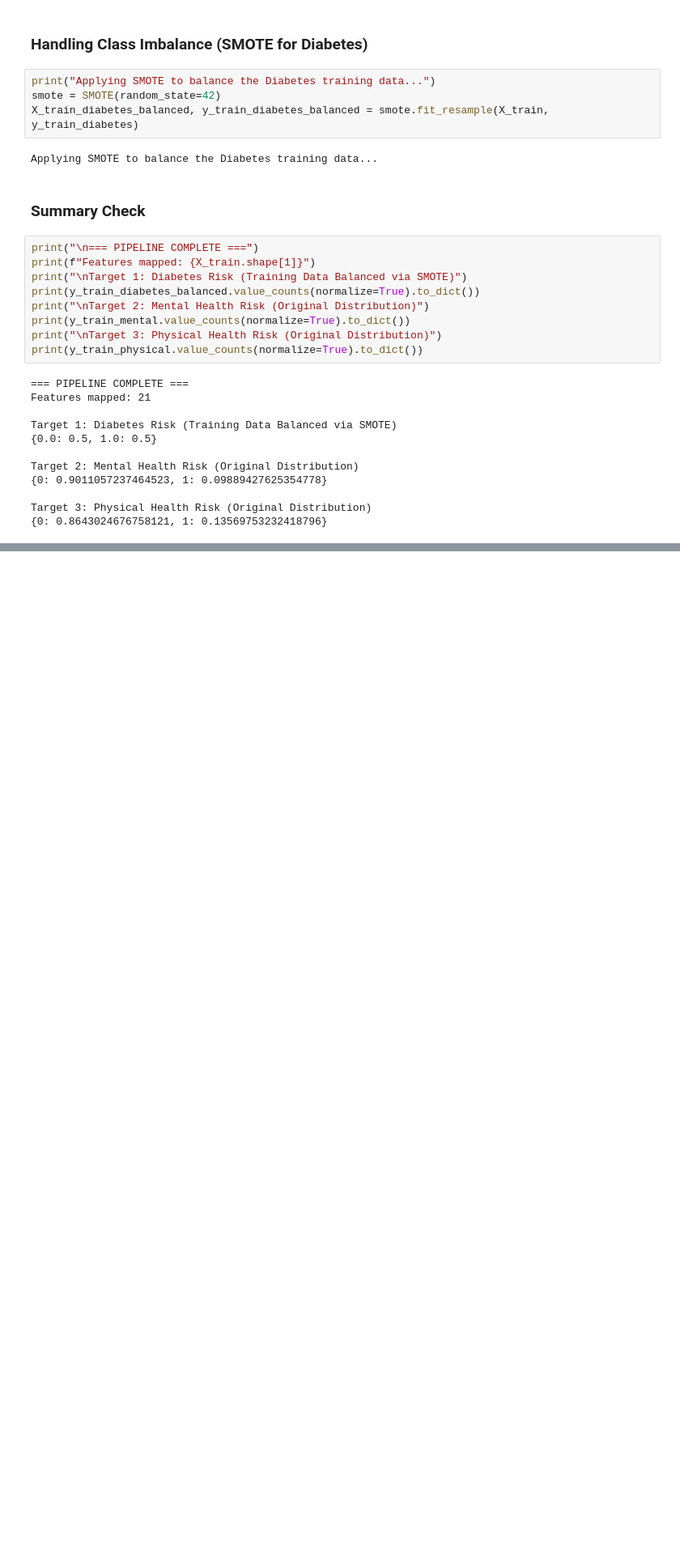
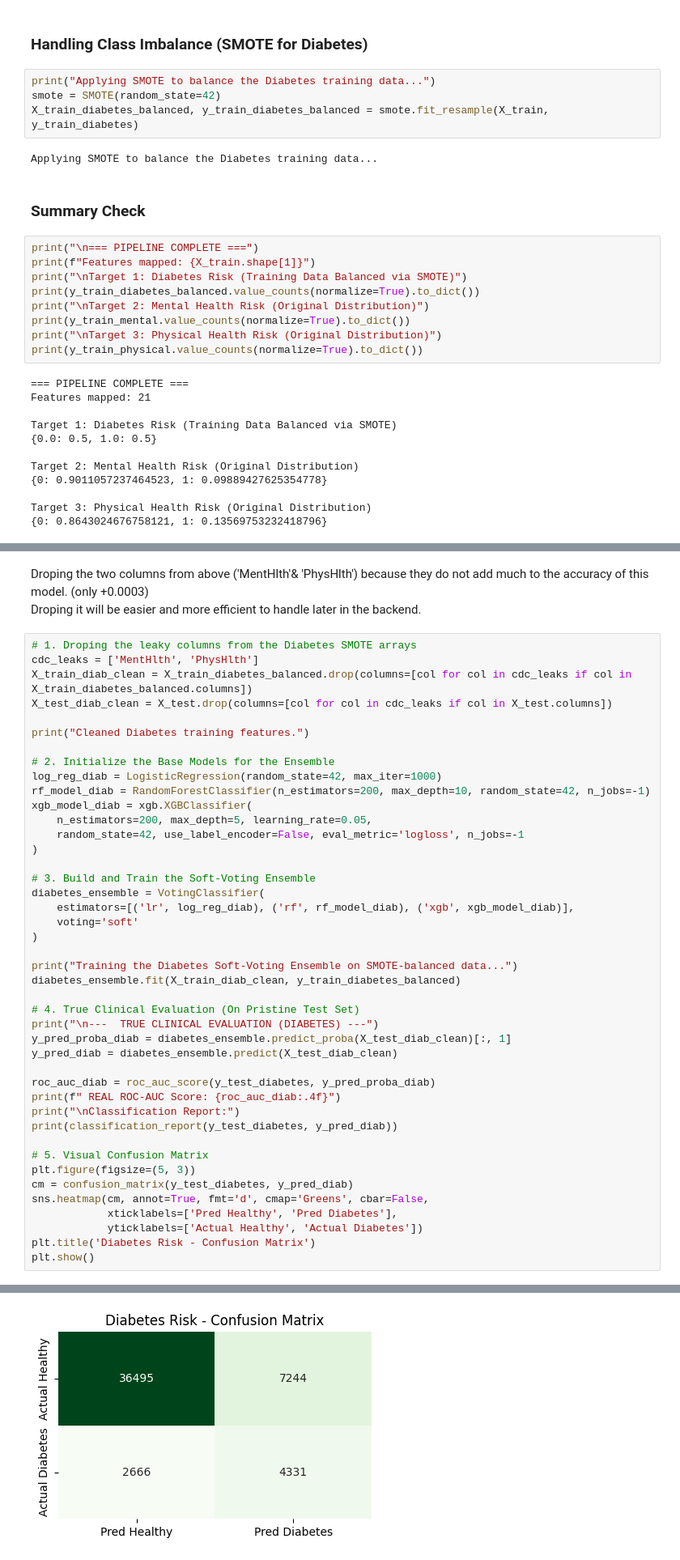
Before and after one commit to avinps/ai-health-coach, a Jupyter notebook: notebooks/diabetes-menhlthl-phyhlth_preprocessing.ipynb, the cells around one changed output, grey strips where cells are left out. Shown at 81% size. Saved outputs shown, nothing was run; the diff lists cells and outputs as text; blank space fills up the shorter version.

```diff
--- a/notebooks/diabetes-menhlthl-phyhlth_preprocessing.ipynb
+++ b/notebooks/diabetes-menhlthl-phyhlth_preprocessing.ipynb
@@ -108,0 +322,47 @@ Target 3: Physical Health Risk (Original Distribution)
+# %% [markdown]
+Droping the two columns from above ('MentHlth'& 'PhysHlth') because they do not add much to the accuracy of this model. (only +0.0003) \
+Droping it will be easier and more efficient to handle later in the backend.
+# %%
+# 1. Droping the leaky columns from the Diabetes SMOTE arrays
+cdc_leaks = ['MentHlth', 'PhysHlth']
+X_train_diab_clean = X_train_diabetes_balanced.drop(columns=[col for col in cdc_leaks if col in X_train_diabetes_balanced.columns])
+X_test_diab_clean = X_test.drop(columns=[col for col in cdc_leaks if col in X_test.columns])
+
+print("Cleaned Diabetes training features.")
+
+# 2. Initialize the Base Models for the Ensemble
+log_reg_diab = LogisticRegression(random_state=42, max_iter=1000)
+rf_model_diab = RandomForestClassifier(n_estimators=200, max_depth=10, random_state=42, n_jobs=-1)
+xgb_model_diab = xgb.XGBClassifier(
+    n_estimators=200, max_depth=5, learning_rate=0.05,
+    random_state=42, use_label_encoder=False, eval_metric='logloss', n_jobs=-1
+)
+
+# 3. Build and Train the Soft-Voting Ensemble
+diabetes_ensemble = VotingClassifier(
+    estimators=[('lr', log_reg_diab), ('rf', rf_model_diab), ('xgb', xgb_model_diab)],
+    voting='soft'
+)
+
+print("Training the Diabetes Soft-Voting Ensemble on SMOTE-balanced data...")
+diabetes_ensemble.fit(X_train_diab_clean, y_train_diabetes_balanced)
+
+# 4. True Clinical Evaluation (On Pristine Test Set)
+print("\n---  TRUE CLINICAL EVALUATION (DIABETES) ---")
+y_pred_proba_diab = diabetes_ensemble.predict_proba(X_test_diab_clean)[:, 1]
+y_pred_diab = diabetes_ensemble.predict(X_test_diab_clean)
+
+roc_auc_diab = roc_auc_score(y_test_diabetes, y_pred_proba_diab)
+print(f" REAL ROC-AUC Score: {roc_auc_diab:.4f}")
+print("\nClassification Report:")
+print(classification_report(y_test_diabetes, y_pred_diab))
+
+# 5. Visual Confusion Matrix
+plt.figure(figsize=(5, 3))
+cm = confusion_matrix(y_test_diabetes, y_pred_diab)
+sns.heatmap(cm, annot=True, fmt='d', cmap='Greens', cbar=False,
+            xticklabels=['Pred Healthy', 'Pred Diabetes'],
+            yticklabels=['Actual Healthy', 'Actual Diabetes'])
+plt.title('Diabetes Risk - Confusion Matrix')
+plt.show()
+# %% [output]
@@ -108,0 +384 @@ Target 3: Physical Health Risk (Original Distribution)
+[figure, added]
```
Also changed, not shown: parts of 13 cells of this notebook, 13 other files.
